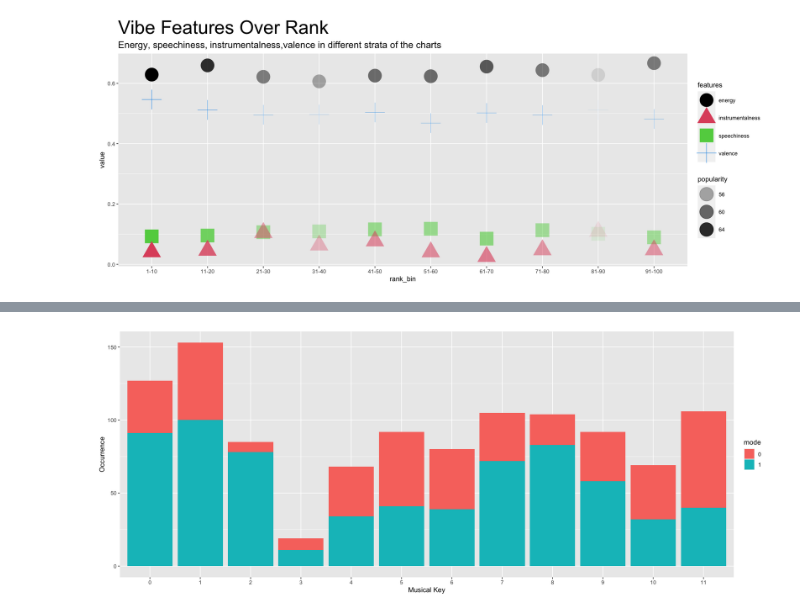
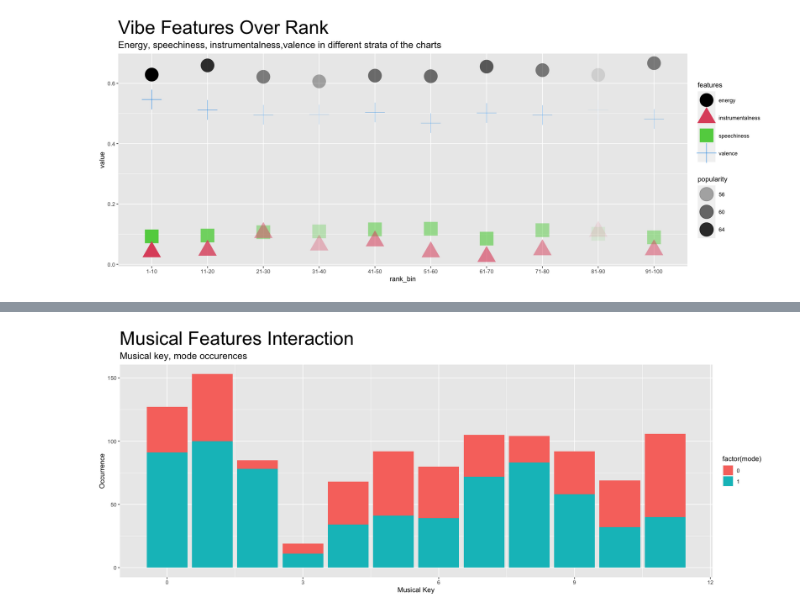
Before and after one commit to petitmi/StudyBird551-R, a Jupyter notebook: report/tracks_plot.ipynb, the cells around one changed output, grey strips where cells are left out. Saved outputs shown, nothing was run; the diff lists cells and outputs as text; code cells hidden in the pictures.

```diff
--- a/report/tracks_plot.ipynb
+++ b/report/tracks_plot.ipynb
@@ -116,12 +100,9 @@ TableGrob (1 x 3) "arrange": 3 grobs
-# %%
-#chart2
-chart2 = ggplot(hits) +
-geom_bar(aes(x=key,fill = mode),stat = "count") +
-labs(x='Musical Key',y='Occurrence')
-chart2
-chart2_describ = "
-- The **musical** key represents the scale, where values are integers that can map to pitches using standard Pitch Class notation. E.g. 0 = C, 1 = C♯/D♭, 2 = D, and so on;
-- The **mode** indicates the modality (major or minor), which is the type of scale from which its melodic content is derived. Major is represented by 1 and minor is 0.
-"
-# %% [output]
-[figure, removed]
+# %%
+#chart2
+plot3<-ggplot(hits) +
+    geom_bar(aes(x=key,fill = factor(mode)),stat = "count") +
+    labs(x='Musical Key',y='Occurrence',title=titleParams[[3]][1], subtitle = titleParams[[3]][2])+
+    theme(plot.title = element_text(size=30),plot.subtitle=element_text(size=15))
+    plot3
+# %% [output]
+[figure, added]
```
Also changed, not shown: parts of 2 cells of this notebook, 1 other file.
